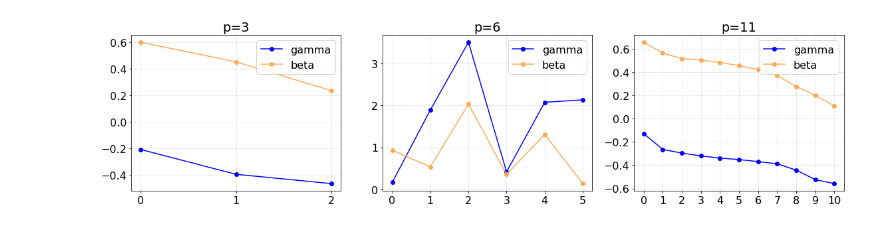
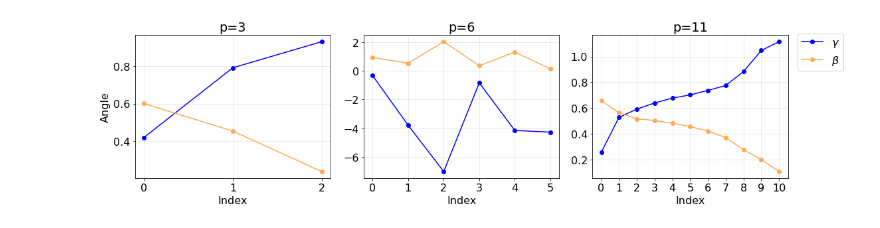
Before and after one commit to danlkv/fixed-angle-QAOA, a Jupyter notebook: plots/Variational angles visualisation.ipynb, the cells around one changed output. Cells and saved outputs as stored; diff of their text form; code cells hidden in the pictures.

```diff
--- a/plots/Variational angles visualisation.ipynb
+++ b/plots/Variational angles visualisation.ipynb
@@ -15,23 +15,26 @@ def get_colors(num=2, offset=0.25, cmap=plt.cm.gnuplot2):
 # %%
 def plot_gamma_beta(gamma, beta):
     color_gamma, color_beta = get_colors()
-    plt.plot(gamma, 'o-', label='gamma', color=color_gamma)
-    plt.plot(beta, 'o-', label='beta', color=color_beta)
-    plt.legend(loc='upper right')
+    plt.plot(gamma, 'o-', label=r'$\gamma$', color=color_gamma)
+    plt.plot(beta, 'o-', label=r'$\beta$', color=color_beta)
     plt.xticks(range(len(gamma)))
 # %%
 fig, axs = plt.subplots(1, 3, figsize=(8*2, 8*2/3 -1))
 axs = iter(axs)
 
 for p in SELECT_P:
     plt.sca(next(axs))
     gb = qtensor.tools.BETHE_QAOA_VALUES[str(p)]['angles']
     gamma, beta = gb[:p], gb[p:]
-    plot_gamma_beta(gamma, beta)
+    plot_gamma_beta(-2*np.array(gamma), beta)
     plt.title(f'p={p}')
     plt.grid(alpha=0.3)
+    plt.xlabel('Index')
 
+plt.gca().legend(bbox_to_anchor=(1.02, 1.05))
+plt.sca(fig.axes[0])
+plt.ylabel('Angle')
 plt.tight_layout()
 plt.savefig('./pdf/gamma_beta_p3p6p11.pdf')
 # %% [output]
-[figure, old version]
+[figure, new version]
```
Also changed, not shown: parts of 1 cell of this notebook, 5 other files.
